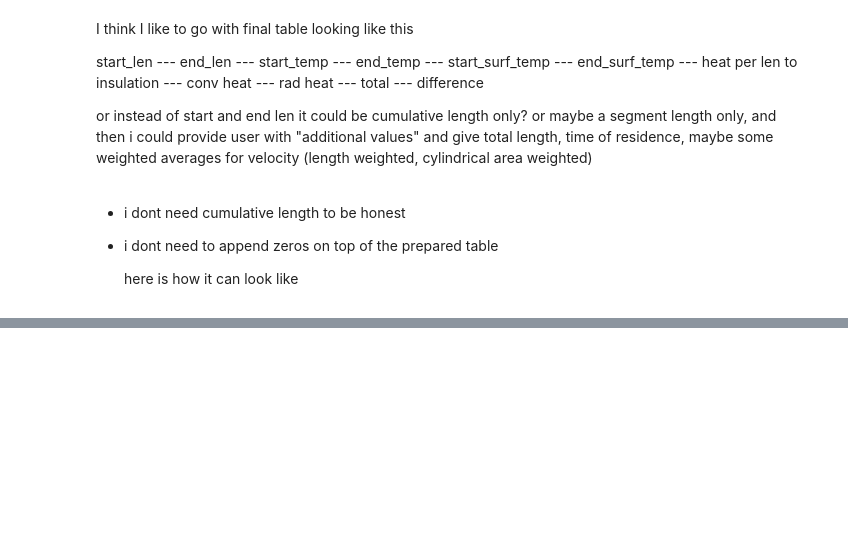
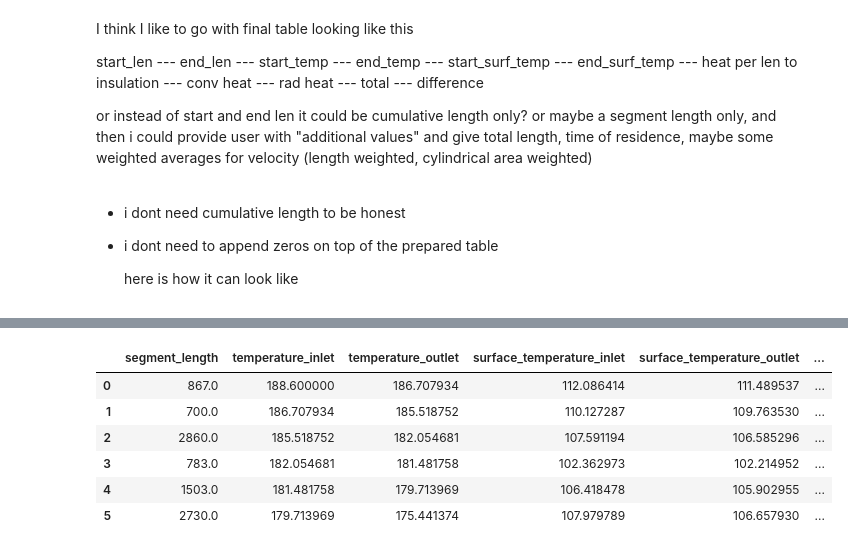
Before and after one commit to jack-sparrowh/heat_loss_on_piping, a Jupyter notebook: class approach.ipynb, the cells around one changed output, grey strips where cells are left out. Cells and saved outputs as stored; diff of their text form; code cells hidden in the pictures; blank space fills up the shorter version.

```diff
--- a/class approach.ipynb
+++ b/class approach.ipynb
@@ -426,3 +431,37 @@ def calculate_total_piping(piping_class, air_surface_class, user_table, properti
         class_list.append(ps)
 
     return class_list
+# %%
+def final_table(piping_section_list):
+
+    # make sure n=2
+    assert(piping_section_list[0].temp_prof.shape[0] == 2), print('Number of points must be n=2')
+
+    _final_table = pd.DataFrame(
+        index=np.arange(0, len(piping_section_list)),
+        columns=[
+            'segment_length',
+            'temperature_inlet',
+            'temperature_outlet',
+            'surface_temperature_inlet',
+            'surface_temperature_outlet',
+            'heat_to_ins',
+            'heat_by_radiation',
+            'heat_by_convection',
+            'heat_sum',
+            'diff'
+        ],
+        dtype=float
+    )
+
+    for i in range(len(piping_section_list)):
+
+        _final_table.loc[i, 'segment_length'] = piping_section_list[i].segment_length
+        _final_table.loc[i, ['temperature_inlet', 'temperature_outlet']] = piping_section_list[i].temp_prof['temp'].values
+        _final_table.loc[i, ['surface_temperature_inlet', 'surface_temperature_outlet']] = piping_section_list[i].temp_prof['surf_temp'].values
+        _final_table.loc[i, 'heat_to_ins'] = piping_section_list[i].heat_rate_psl_total
+        _final_table.loc[i, ['heat_by_radiation', 'heat_by_convection']] = piping_section_list[i].heat_rate_psl_surface.values
+        _final_table.loc[i, 'heat_sum'] = _final_table.loc[i, ['heat_by_radiation', 'heat_by_convection']].sum()
+        _final_table.loc[i, 'diff'] = np.abs(_final_table.loc[i, 'heat_to_ins'] - _final_table.loc[i, 'heat_sum'])
+
+    return _final_table
@@ -454,0 +522,10 @@ cl[3].temp_prof
+# %%
+final_table(cl)
+# %% [output]
+|  | segment_length | temperature_inlet | temperature_outlet | surface_temperature_inlet | surface_temperature_outlet | ... |
+| 0 | 867.0 | 188.600000 | 186.707934 | 112.086414 | 111.489537 | ... |
+| 1 | 700.0 | 186.707934 | 185.518752 | 110.127287 | 109.763530 | ... |
+| 2 | 2860.0 | 185.518752 | 182.054681 | 107.591194 | 106.585296 | ... |
+| 3 | 783.0 | 182.054681 | 181.481758 | 102.362973 | 102.214952 | ... |
+| 4 | 1503.0 | 181.481758 | 179.713969 | 106.418478 | 105.902955 | ... |
+| 5 | 2730.0 | 179.713969 | 175.441374 | 107.979789 | 106.657930 | ... |
```
Also changed, not shown: parts of 24 cells of this notebook.
